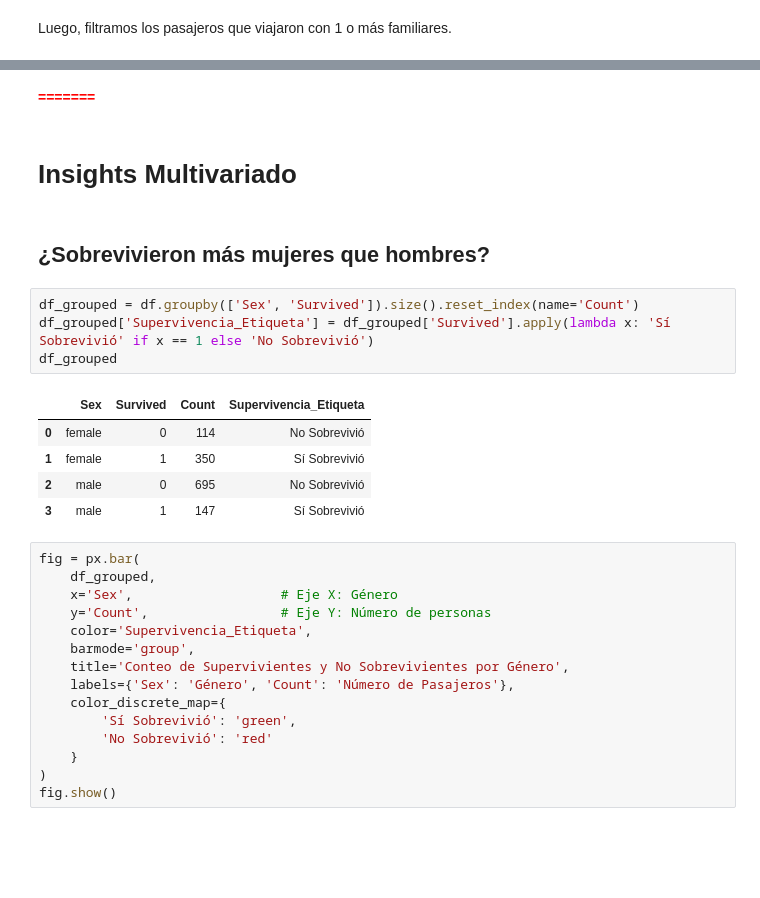
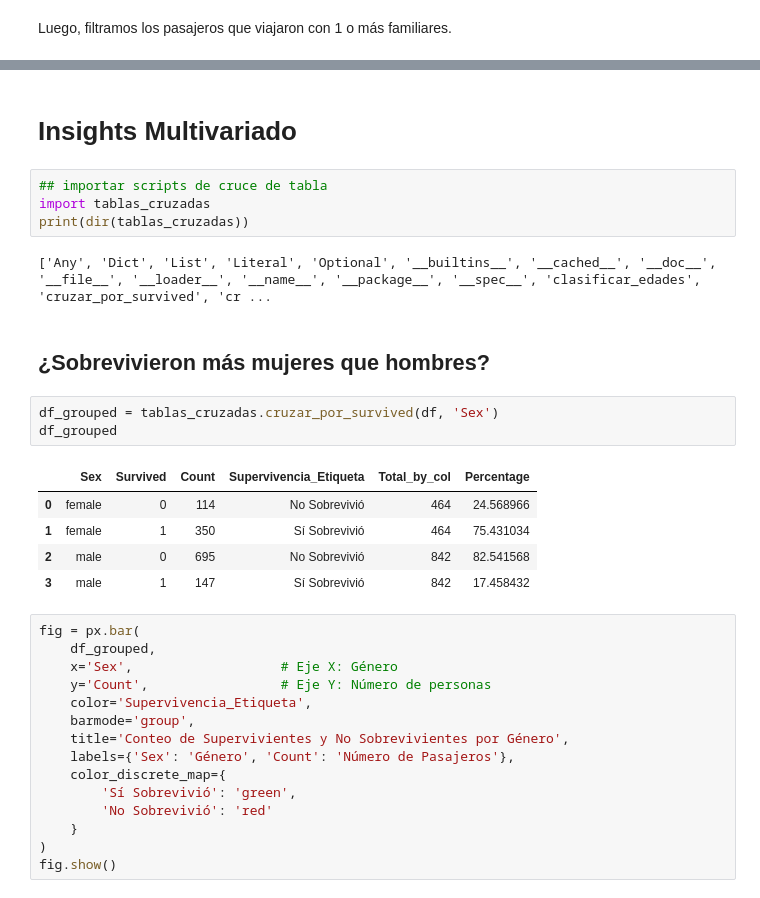
Before and after one commit to juanpablocarrillohortua/taller-pandas-titanic-grupo-1, a Jupyter notebook: notebooks/proyecto titanic.ipynb, the cells around one changed output, grey strips where cells are left out. Drawn from its saved outputs; the diff is of its cells as text; blank space fills up the shorter version.

```diff
--- a/notebooks/proyecto titanic.ipynb
+++ b/notebooks/proyecto titanic.ipynb
@@ -971,19 +899,22 @@ hay 519 pasajeros que viajaron con familiares
-# %% [markdown]
-<span style="color:red"><b>=======</b></span>
 # %% [markdown]
 # Insights Multivariado
+# %%
+## importar scripts de cruce de tabla
+import tablas_cruzadas
+print(dir(tablas_cruzadas))
+# %% [output]
+['Any', 'Dict', 'List', 'Literal', 'Optional', '__builtins__', '__cached__', '__doc__', '__file__', '__loader__', '__name__', '__package__', '__spec__', 'clasificar_edades', 'cruzar_por_survived', 'cr ...
 # %% [markdown]
 ## ¿Sobrevivieron más mujeres que hombres?
-# %%
-df_grouped = df.groupby(['Sex', 'Survived']).size().reset_index(name='Count')
-df_grouped['Supervivencia_Etiqueta'] = df_grouped['Survived'].apply(lambda x: 'Sí Sobrevivió' if x == 1 else 'No Sobrevivió')
-df_grouped
-# %% [output]
-|  | Sex | Survived | Count | Supervivencia_Etiqueta |
-| 0 | female | 0 | 114 | No Sobrevivió |
-| 1 | female | 1 | 350 | Sí Sobrevivió |
-| 2 | male | 0 | 695 | No Sobrevivió |
-| 3 | male | 1 | 147 | Sí Sobrevivió |
+# %%
+df_grouped = tablas_cruzadas.cruzar_por_survived(df, 'Sex')
+df_grouped
+# %% [output]
+|  | Sex | Survived | Count | Supervivencia_Etiqueta | Total_by_col | Percentage |
+| 0 | female | 0 | 114 | No Sobrevivió | 464 | 24.568966 |
+| 1 | female | 1 | 350 | Sí Sobrevivió | 464 | 75.431034 |
+| 2 | male | 0 | 695 | No Sobrevivió | 842 | 82.541568 |
+| 3 | male | 1 | 147 | Sí Sobrevivió | 842 | 17.458432 |
 # %%
 fig = px.bar(
     df_grouped,
```
Also changed, not shown: parts of 45 cells of this notebook, 2 other files.
